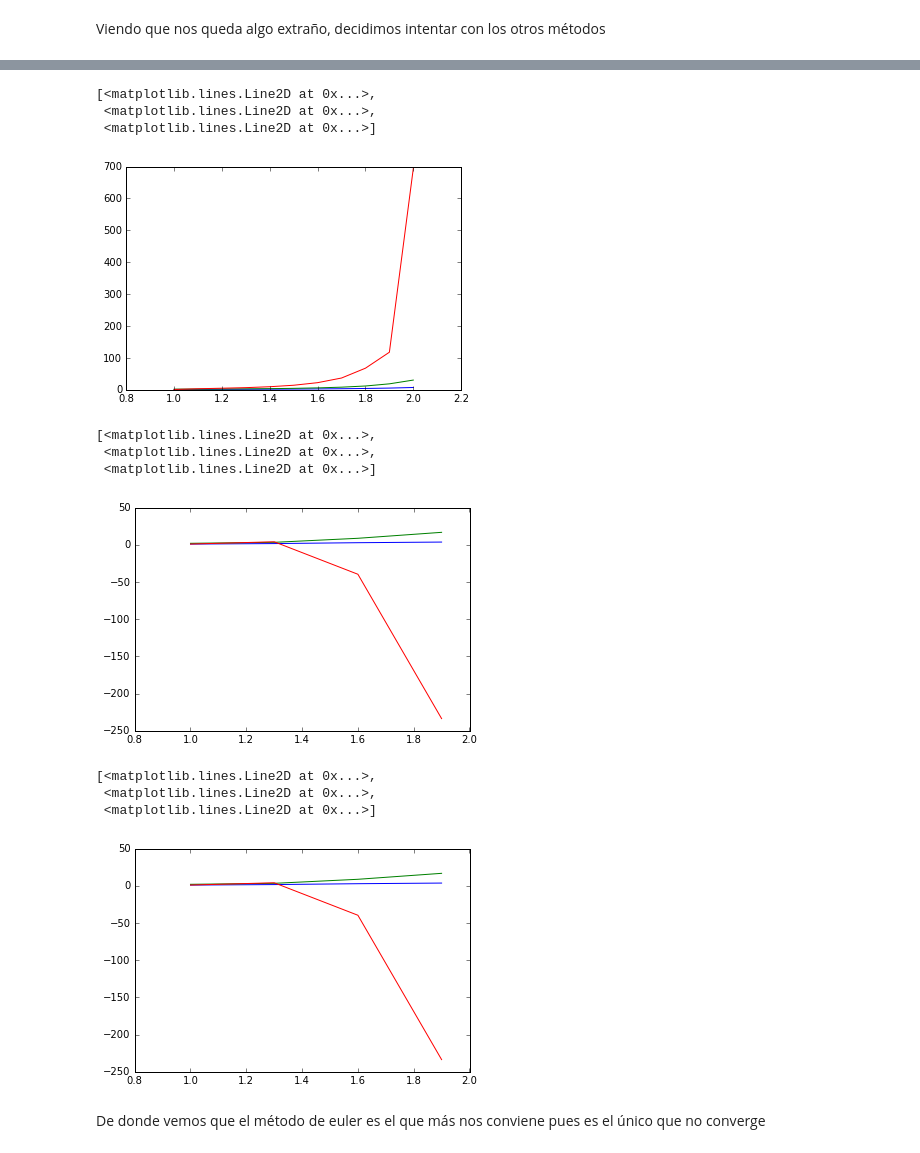
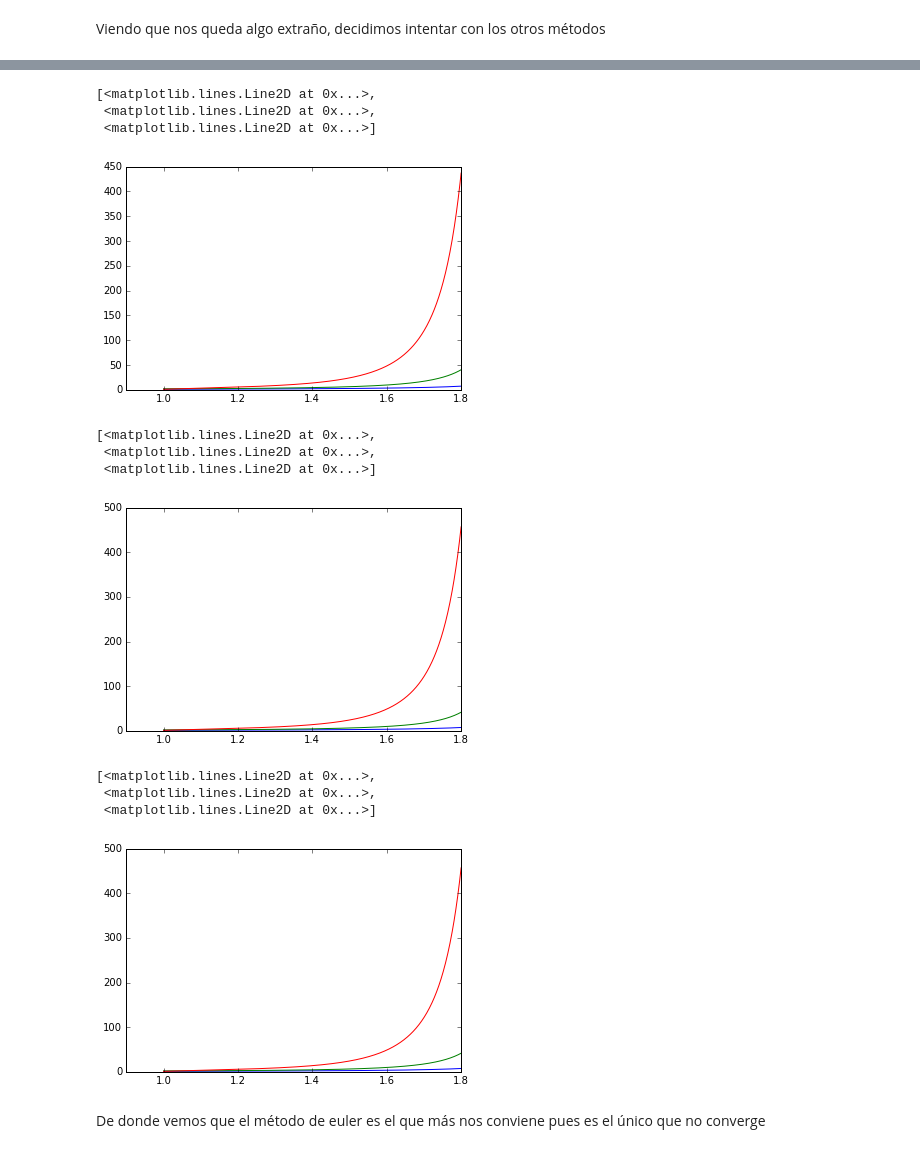
Before and after one commit to reginaapo/TareasFC, a Jupyter notebook: Tarea 1 (Regina Apodaca).ipynb, the cells around one changed output, grey strips where cells are left out. Drawn from its saved outputs; the diff is of its cells as text; code cells hidden in the pictures.

```diff
--- a/Tarea 1 (Regina Apodaca).ipynb
+++ b/Tarea 1 (Regina Apodaca).ipynb
@@ -194,28 +194,28 @@ plot(solp2e[0],solp2e[1])
 # %%
 #Para el intervalo[1,2.1]
-solp2e2 = euler(ec_dif2,array([1.,2.,1.]),[1.,2.0],0.1)
+solp2e2 = euler(ec_dif2,array([1.,2.,1.]),[1.,1.8],0.001)
 plot(solp2e2[0],solp2e2[1])
 # %% [output]
 [<matplotlib.lines.Line2D at 0x...>,
  <matplotlib.lines.Line2D at 0x...>,
  <matplotlib.lines.Line2D at 0x...>]
-[figure, old version]
+[figure, new version]
 # %%
-solp2r= rk(ec_dif2,[1.,2.,1.],[1,1.7],0.3)
+solp2r= rk(ec_dif2,[1.,2.,1.],[1,1.8],0.001)
 plot(solp2r[0],solp2r[1])
 # %% [output]
 [<matplotlib.lines.Line2D at 0x...>,
  <matplotlib.lines.Line2D at 0x...>,
  <matplotlib.lines.Line2D at 0x...>]
-[figure, old version]
+[figure, new version]
 # %%
-solp2r= rk(ec_dif2,[1.,2.,1.],[1,1.8],0.3)
+solp2r= rk(ec_dif2,[1.,2.,1.],[1,1.8],0.001)
 plot(solp2r[0],solp2r[1])
 # %% [output]
 [<matplotlib.lines.Line2D at 0x...>,
  <matplotlib.lines.Line2D at 0x...>,
  <matplotlib.lines.Line2D at 0x...>]
-[figure, old version]
+[figure, new version]
 # %% [markdown]
 De donde vemos que el método de euler es el que más nos conviene pues es el único que no converge
 # %% [markdown]
```
Also changed, not shown: parts of 4 cells of this notebook.
